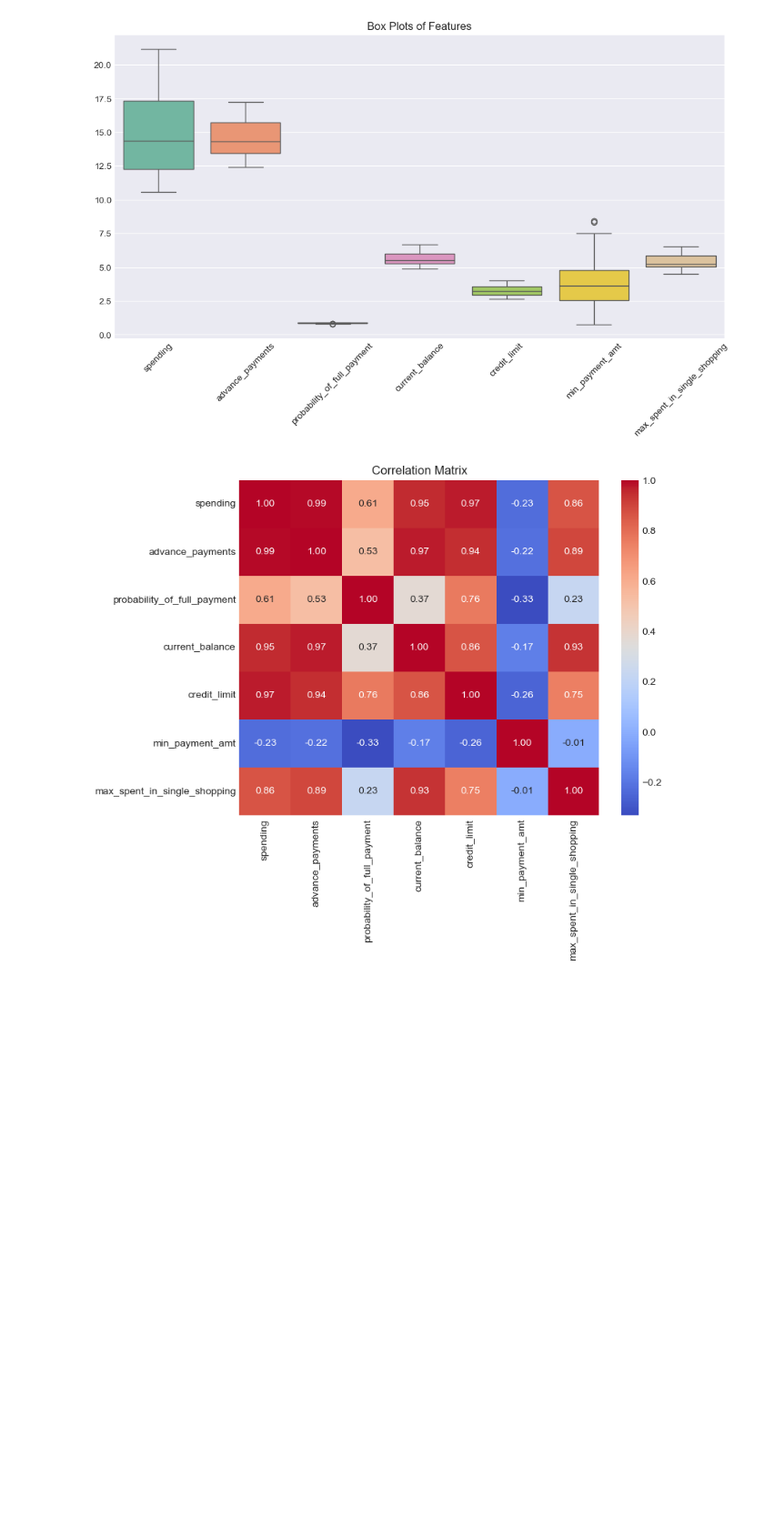
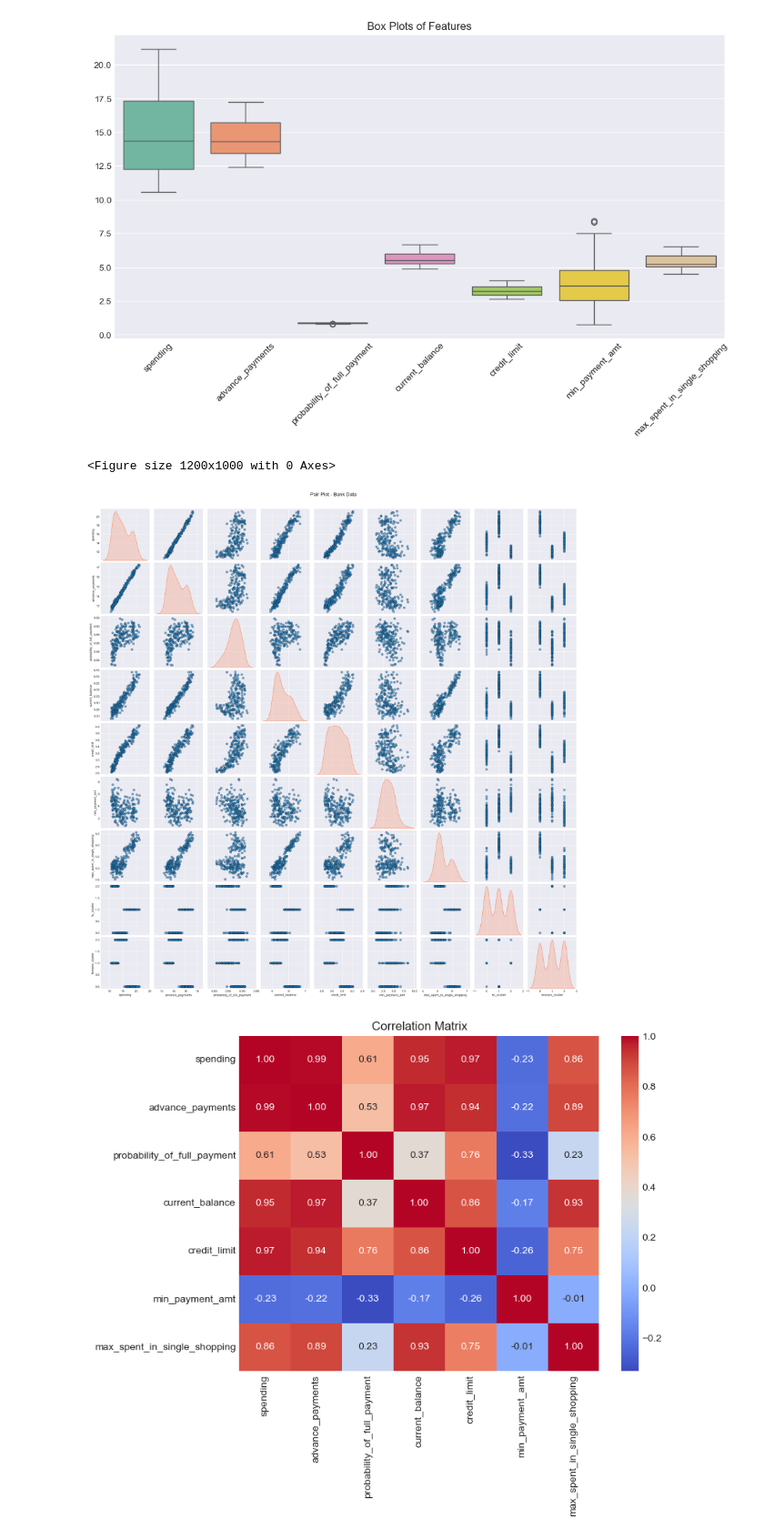
Before and after one commit to alokg-812/MachineLearning, a Jupyter notebook: MachineLearningSOT1/Clustering Project/Sample Jupyter Notebook.ipynb, the cells around one changed output. Shown at 91% size. Drawn from its saved outputs; the diff is of its cells as text; code cells hidden in the pictures; blank space fills up the shorter version.

```diff
--- a/MachineLearningSOT1/Clustering Project/Sample Jupyter Notebook.ipynb
+++ b/MachineLearningSOT1/Clustering Project/Sample Jupyter Notebook.ipynb
@@ -112,6 +112,22 @@ plt.title('Box Plots of Features')
 plt.show()
 # %% [output]
 [figure]
+# %%
+# Creating the pair plot
+plt.figure(figsize=(12, 10))  # Adjust figure size for readability
+sns.pairplot(df,
+             diag_kind='kde',  # Use kernel density estimation on diagonal
+             plot_kws={'alpha': 0.6, 's': 50, 'edgecolor': 'k'},  # Customize scatter points
+             diag_kws={'color': 'coral'})  # Customize diagonal KDE color
+
+# Add a title
+plt.suptitle('Pair Plot - Bank Data', y=1.02, fontsize=16)
+
+# Display the plot
+plt.show()
+# %% [output]
+<Figure size 1200x1000 with 0 Axes>
+[figure, added]
 # %%
 # Correlation matrix
 plt.figure(figsize=(8, 6))
```
Also changed, not shown: parts of 1 cell of this notebook.
